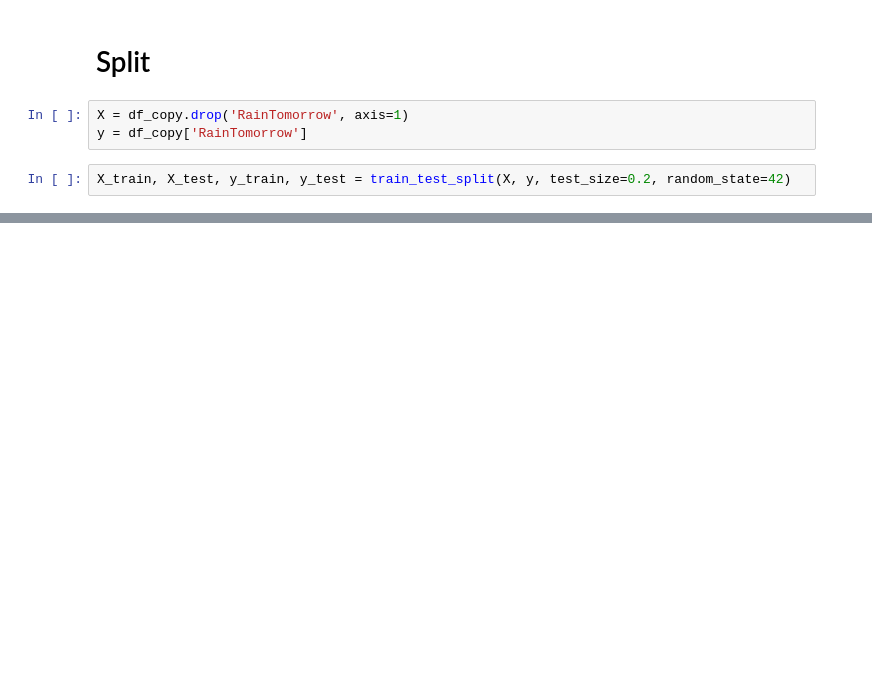
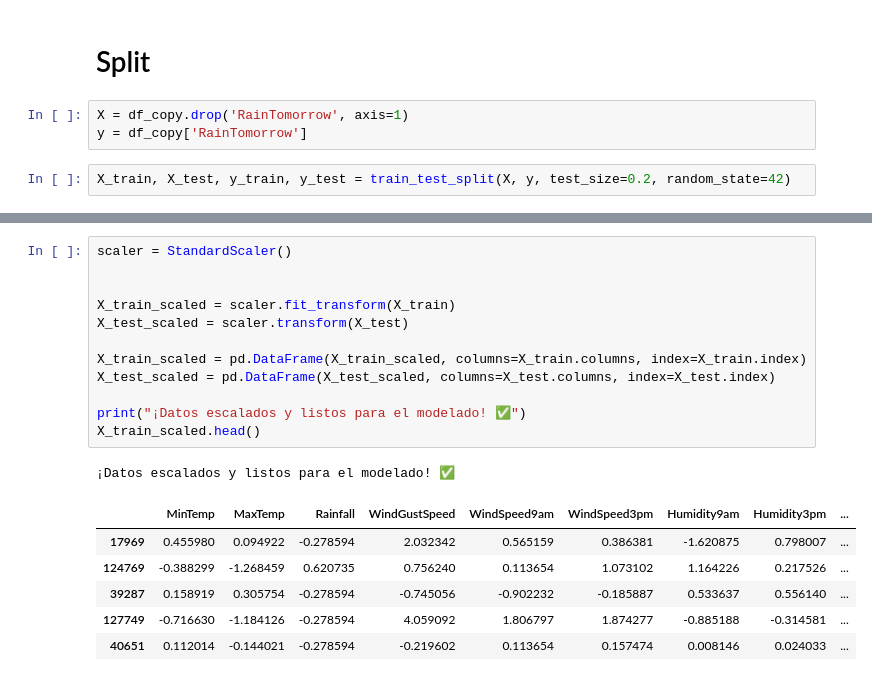
Before and after one commit to GenaCanciani/AA1-TUIA-Canciani-Mancini-Morales, a Jupyter notebook: TP-clasificacion-AA1.ipynb, the cells around one changed output, grey strips where cells are left out. Cells and saved outputs as stored; diff of their text form; blank space fills up the shorter version.

```diff
--- a/TP-clasificacion-AA1.ipynb
+++ b/TP-clasificacion-AA1.ipynb
@@ -790,0 +726,20 @@ X_test_scaled.drop(columns=['Date', 'Location', 'Latitude', 'Longitude', 'region
+# %%
+scaler = StandardScaler()
+
+
+X_train_scaled = scaler.fit_transform(X_train)
+X_test_scaled = scaler.transform(X_test)
+
+X_train_scaled = pd.DataFrame(X_train_scaled, columns=X_train.columns, index=X_train.index)
+X_test_scaled = pd.DataFrame(X_test_scaled, columns=X_test.columns, index=X_test.index)
+
+print("¡Datos escalados y listos para el modelado! ✅")
+X_train_scaled.head()
+# %% [output]
+¡Datos escalados y listos para el modelado! ✅
+|  | MinTemp | MaxTemp | Rainfall | WindGustSpeed | WindSpeed9am | WindSpeed3pm | Humidity9am | Humidity3pm | ... |
+| 17969 | 0.455980 | 0.094922 | -0.278594 | 2.032342 | 0.565159 | 0.386381 | -1.620875 | 0.798007 | ... |
+| 124769 | -0.388299 | -1.268459 | 0.620735 | 0.756240 | 0.113654 | 1.073102 | 1.164226 | 0.217526 | ... |
+| 39287 | 0.158919 | 0.305754 | -0.278594 | -0.745056 | -0.902232 | -0.185887 | 0.533637 | 0.556140 | ... |
+| 127749 | -0.716630 | -1.184126 | -0.278594 | 4.059092 | 1.806797 | 1.874277 | -0.885188 | -0.314581 | ... |
+| 40651 | 0.112014 | -0.144021 | -0.278594 | -0.219602 | 0.113654 | 0.157474 | 0.008146 | 0.024033 | ... |
```
Also changed, not shown: parts of 39 cells of this notebook.
